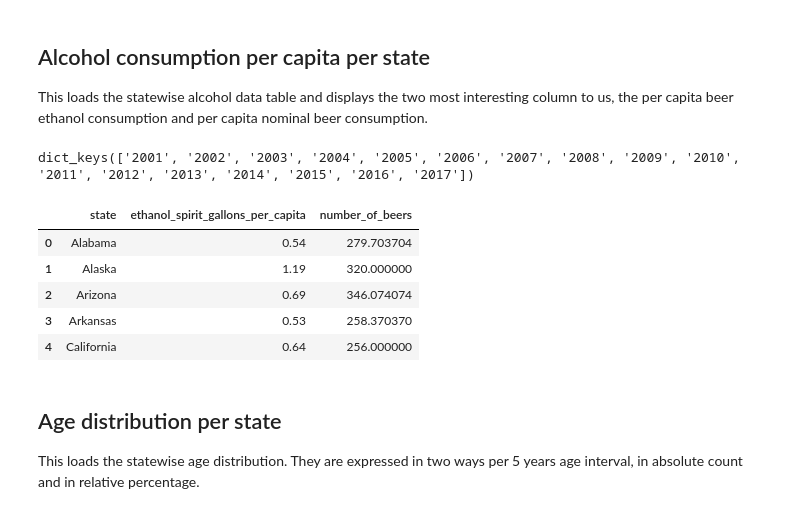
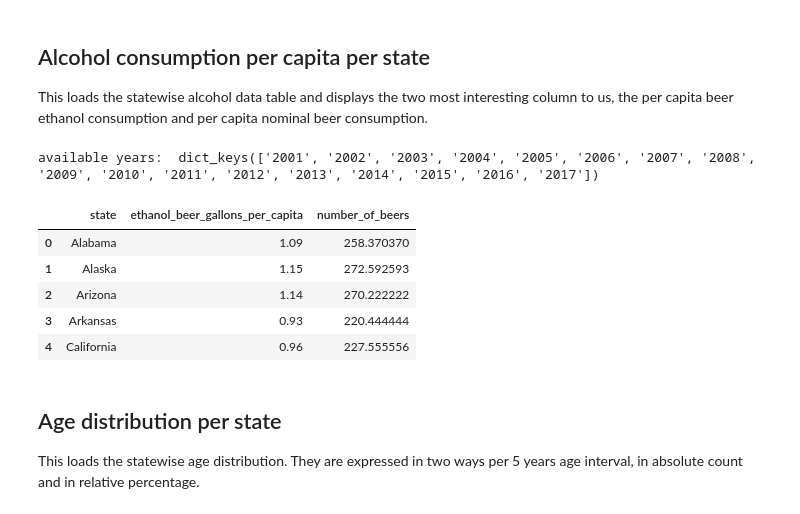
Before and after one commit to epfl-ada/ada-2024-project-fandemondada, a Jupyter notebook: results.ipynb, the cells around one changed output. Cells and saved outputs as stored; diff of their text form; code cells hidden in the pictures.

Commit message:
re-run beer/capita

```diff
--- a/results.ipynb
+++ b/results.ipynb
@@ -334,16 +334,16 @@ This loads the statewise alcohol data table and displays the two most interestin
 # %%
 icpsr_path = 'data/raw/OPENICPSR/OPENICPSR_apparent_per_capita_alcohol_consumption.csv'
 data_icpsr = load_icpsr(icpsr_path) # load + format data
-print(data_icpsr.keys())
-data_icpsr['2002'].head(5)
+print('available years: ', data_icpsr.keys())
+data_icpsr['2016'].head(5)
 # %% [output]
-dict_keys(['2001', '2002', '2003', '2004', '2005', '2006', '2007', '2008', '2009', '2010', '2011', '2012', '2013', '2014', '2015', '2016', '2017'])
+available years:  dict_keys(['2001', '2002', '2003', '2004', '2005', '2006', '2007', '2008', '2009', '2010', '2011', '2012', '2013', '2014', '2015', '2016', '2017'])
-|  | state | ethanol_spirit_gallons_per_capita | number_of_beers |
-| 0 | Alabama | 0.54 | 279.703704 |
-| 1 | Alaska | 1.19 | 320.000000 |
-| 2 | Arizona | 0.69 | 346.074074 |
-| 3 | Arkansas | 0.53 | 258.370370 |
-| 4 | California | 0.64 | 256.000000 |
+|  | state | ethanol_beer_gallons_per_capita | number_of_beers |
+| 0 | Alabama | 1.09 | 258.370370 |
+| 1 | Alaska | 1.15 | 272.592593 |
+| 2 | Arizona | 1.14 | 270.222222 |
+| 3 | Arkansas | 0.93 | 220.444444 |
+| 4 | California | 0.96 | 227.555556 |
 # %% [markdown]
 ## Age distribution per state
 
```
